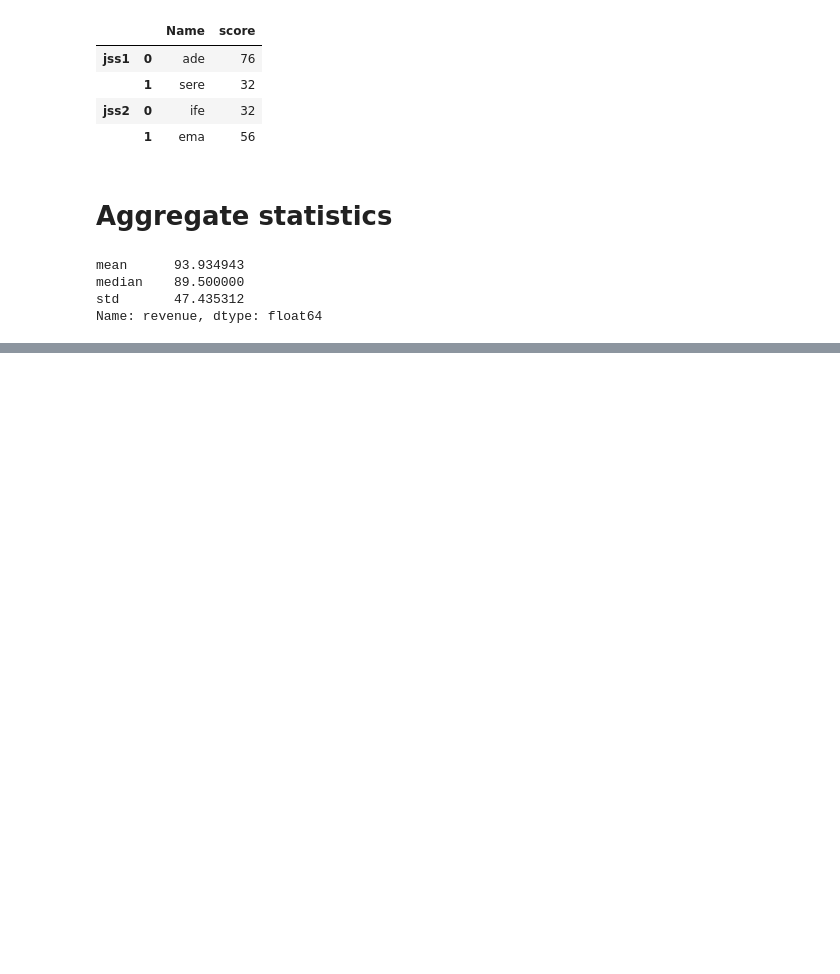
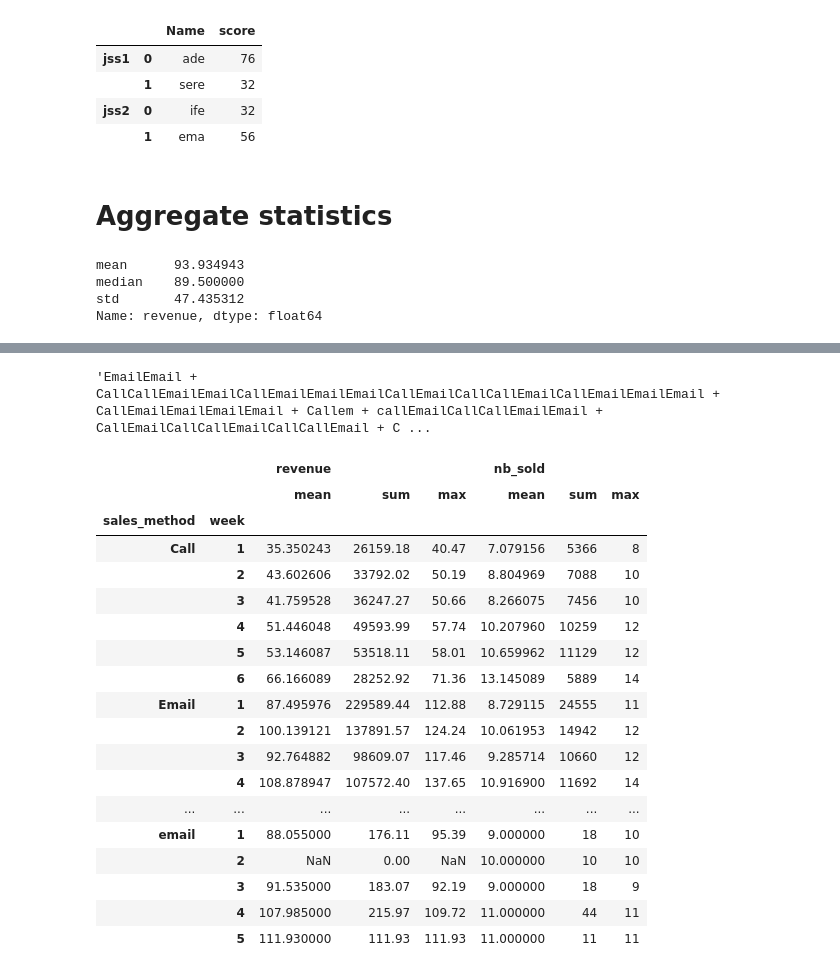
Before and after one commit to Femiolajide/Note, a Jupyter notebook: pop.ipynb, the cells around one changed output, grey strips where cells are left out. Cells and saved outputs as stored; diff of their text form; code cells hidden in the pictures; blank space fills up the shorter version.

```diff
--- a/pop.ipynb
+++ b/pop.ipynb
@@ -1309,0 +1450,27 @@ Name: revenue, dtype: float64
+# %%
+data1["sales_method"].sum()
+# %% [output]
+'EmailEmail + CallCallEmailEmailCallEmailEmailEmailCallEmailCallCallEmailCallEmailEmailEmail + CallEmailEmailEmailEmail + Callem + callEmailCallCallEmailEmail + CallEmailCallCallEmailCallCallEmail + C ...
+# %%
+data1.groupby(["sales_method","week"]
+              )[["revenue","nb_sold"]].agg(["mean","sum","max"])
+# %% [output]
+|  |  | revenue |  |  | nb_sold |  |  |
+|  |  | mean | sum | max | mean | sum | max |
+| sales_method | week |  |  |  |  |  |  |
+| Call | 1 | 35.350243 | 26159.18 | 40.47 | 7.079156 | 5366 | 8 |
+|  | 2 | 43.602606 | 33792.02 | 50.19 | 8.804969 | 7088 | 10 |
+|  | 3 | 41.759528 | 36247.27 | 50.66 | 8.266075 | 7456 | 10 |
+|  | 4 | 51.446048 | 49593.99 | 57.74 | 10.207960 | 10259 | 12 |
+|  | 5 | 53.146087 | 53518.11 | 58.01 | 10.659962 | 11129 | 12 |
+|  | 6 | 66.166089 | 28252.92 | 71.36 | 13.145089 | 5889 | 14 |
+| Email | 1 | 87.495976 | 229589.44 | 112.88 | 8.729115 | 24555 | 11 |
+|  | 2 | 100.139121 | 137891.57 | 124.24 | 10.061953 | 14942 | 12 |
+|  | 3 | 92.764882 | 98609.07 | 117.46 | 9.285714 | 10660 | 12 |
+|  | 4 | 108.878947 | 107572.40 | 137.65 | 10.916900 | 11692 | 14 |
+| ... | ... | ... | ... | ... | ... | ... | ... |
+| email | 1 | 88.055000 | 176.11 | 95.39 | 9.000000 | 18 | 10 |
+|  | 2 | NaN | 0.00 | NaN | 10.000000 | 10 | 10 |
+|  | 3 | 91.535000 | 183.07 | 92.19 | 9.000000 | 18 | 9 |
+|  | 4 | 107.985000 | 215.97 | 109.72 | 11.000000 | 44 | 11 |
+|  | 5 | 111.930000 | 111.93 | 111.93 | 11.000000 | 11 | 11 |
```
Also changed, not shown: parts of 16 cells of this notebook.
